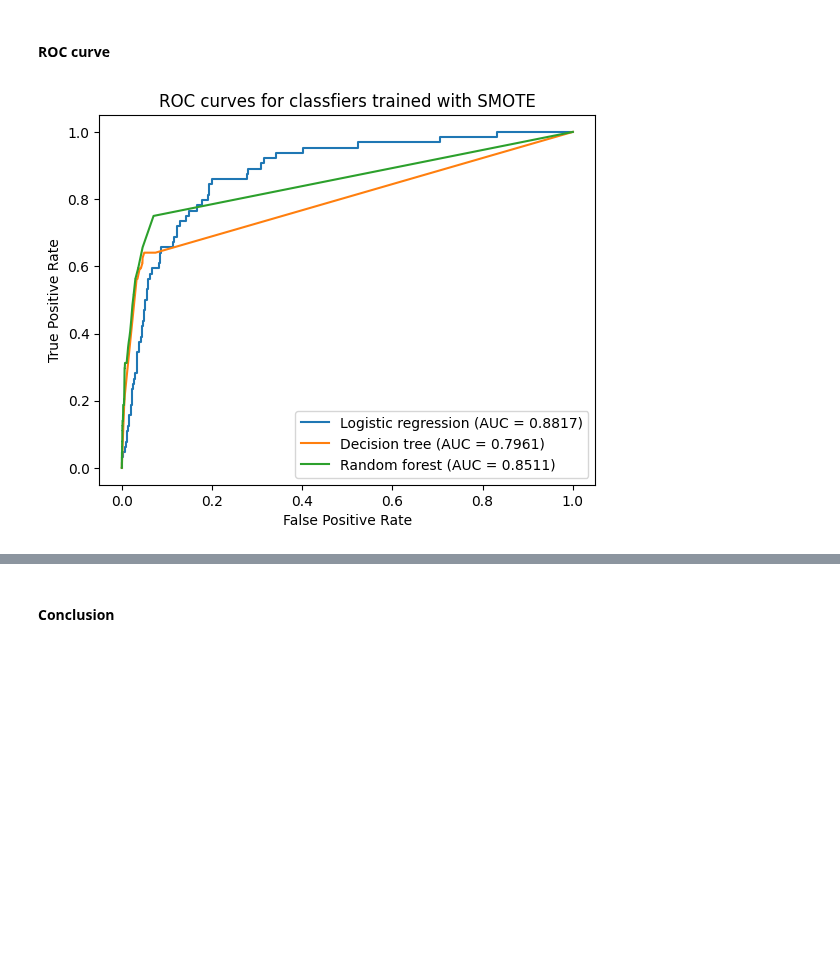
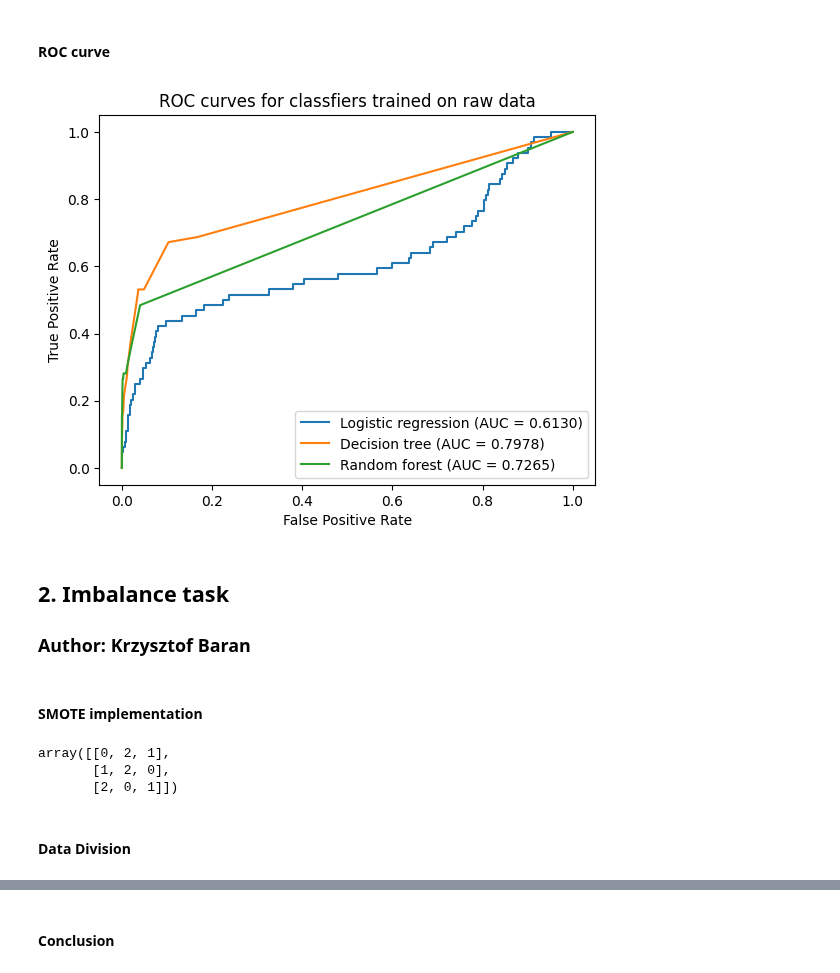
Before and after one commit to kbaran1998/CS4035-cyber-data, a Jupyter notebook: lab1/Lab1.ipynb, the cells around one changed output, grey strips where cells are left out. Drawn from its saved outputs; the diff is of its cells as text; code cells hidden in the pictures; blank space fills up the shorter version.

Commit message:
Train model regular data

```diff
--- a/lab1/Lab1.ipynb
+++ b/lab1/Lab1.ipynb
@@ -780,14 +666,35 @@ Accuracy: 99.76
 # %% [markdown]
 #### **ROC curve**
 # %%
-plt.figure(0).clf()
-plt.plot(logreg_fpr, logreg_tpr, label=f"Logistic regression (AUC = {logreg_roc_auc:.4f})")
-plt.plot(dtree_fpr, dtree_tpr, label=f"Decision tree (AUC = {dtree_roc_auc:.4f})")
-plt.plot(forest_fpr, forest_tpr, label=f"Random forest (AUC = {forest_roc_auc:.4f})")
-plt.xlabel('False Positive Rate')
-plt.ylabel('True Positive Rate')
-plt.title("ROC curves for classfiers trained with SMOTE")
-plt.legend()
-plt.show()
+plot_roc_curves(
+    "ROC curves for classfiers trained on raw data",
+    (logreg_fpr, logreg_tpr, f"Logistic regression (AUC = {logreg_roc_auc:.4f})"),
+    (dtree_fpr, dtree_tpr, f"Decision tree (AUC = {dtree_roc_auc:.4f})"),
+    (forest_fpr, forest_tpr, f"Random forest (AUC = {forest_roc_auc:.4f})")
+)
 # %% [output]
-[figure, old version]
+[figure, new version]
+# %% [markdown]
+## 2. Imbalance task
+
+### Author: Krzysztof Baran
+# %% [markdown]
+#### **SMOTE implementation**
+# %%
+import pandas as pd
+import random
+from sklearn.neighbors import NearestNeighbors
+
+def nearest_neighbours(data_in, k=5):
+    kNN = NearestNeighbors(n_neighbors=k, metric='euclidean', algorithm='auto').fit(data_in)
+    indices = kNN.kneighbors(data_in, return_distance=False)
+    return indices
+
+example_np = [[0.0,1.0,3.2], [3.4,0.2,1.1], [0.6,1.0,1.0]]
+
+ind_matrix = nearest_neighbours(example_np, k=3)
+ind_matrix
+# %% [output]
+array([[0, 2, 1],
+       [1, 2, 0],
+       [2, 0, 1]])
@@ -793,0 +726,2 @@ plt.show()
+# %% [markdown]
+#### **Data Division**
```
Also changed, not shown: parts of 33 cells of this notebook.
